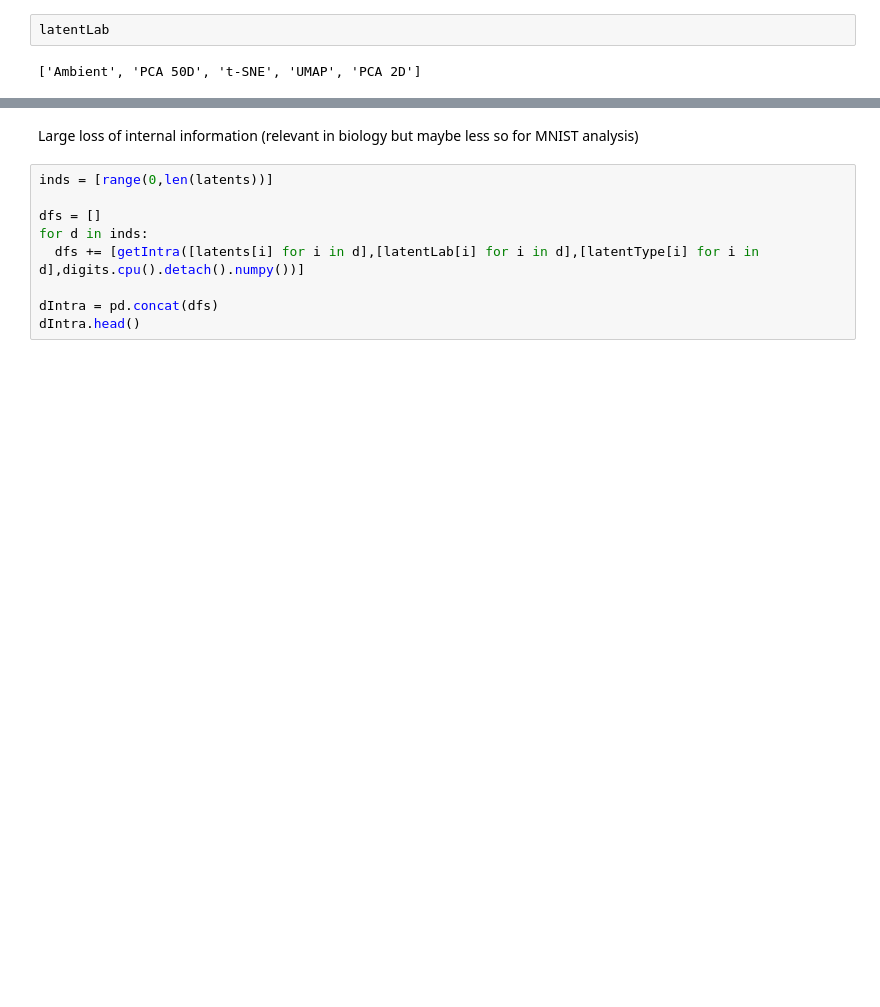
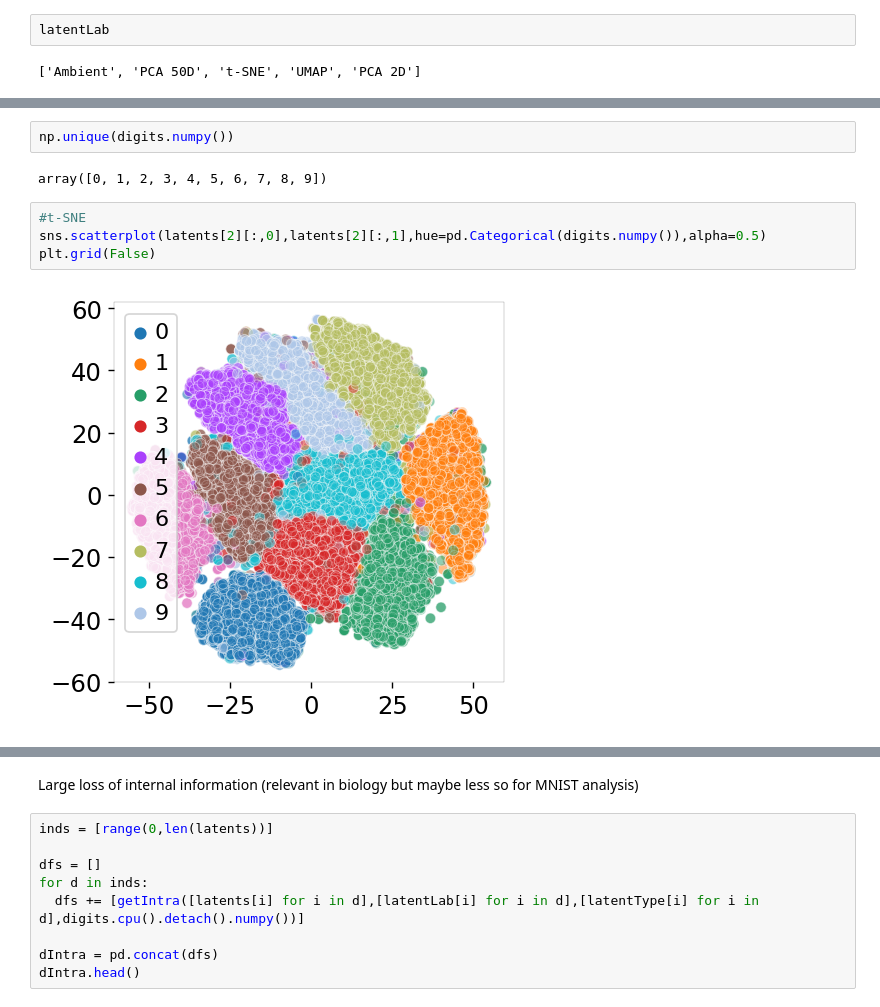
Before and after one commit to pachterlab/CBP_2021, a Jupyter notebook: notebooks/allInterIntraDistortions.ipynb, the cells around one changed output, grey strips where cells are left out. Drawn from its saved outputs; the diff is of its cells as text; blank space fills up the shorter version.

```diff
--- a/notebooks/allInterIntraDistortions.ipynb
+++ b/notebooks/allInterIntraDistortions.ipynb
@@ -695,0 +707,10 @@ latentLab
+# %%
+np.unique(digits.numpy())
+# %% [output]
+array([0, 1, 2, 3, 4, 5, 6, 7, 8, 9])
+# %%
+#t-SNE
+sns.scatterplot(latents[2][:,0],latents[2][:,1],hue=pd.Categorical(digits.numpy()),alpha=0.5)
+plt.grid(False)
+# %% [output]
+[figure, added]
```
Also changed, not shown: parts of 8 cells of this notebook.
